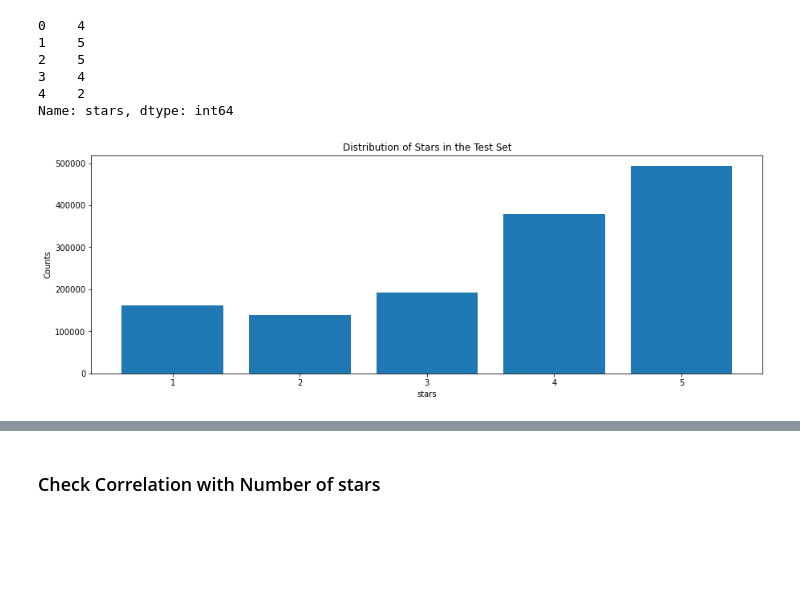
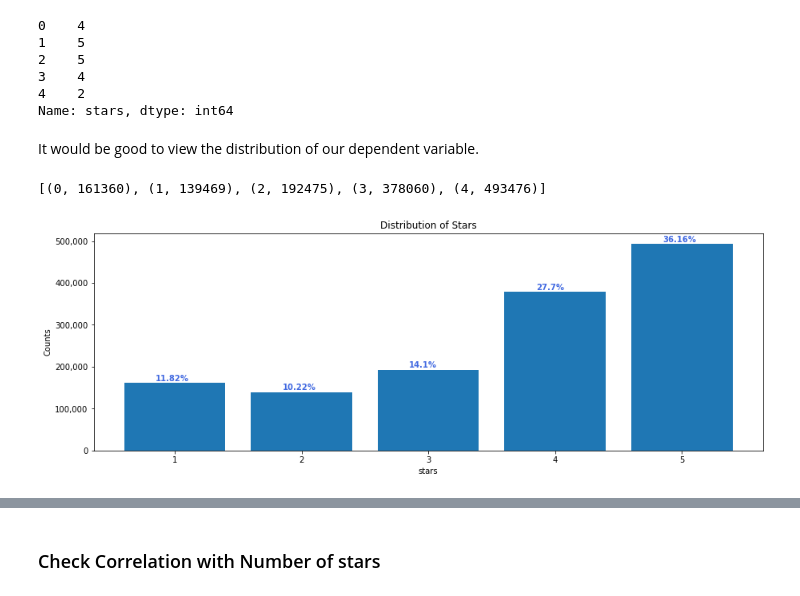
Before and after one commit to allistaircota/rate_my_restaurant, a Jupyter notebook: notebooks/3_Model_Setup_and_Evaluation.ipynb, the cells around one changed output, grey strips where cells are left out. Cells and saved outputs as stored; diff of their text form; code cells hidden in the pictures; blank space fills up the shorter version.

```diff
--- a/notebooks/3_Model_Setup_and_Evaluation.ipynb
+++ b/notebooks/3_Model_Setup_and_Evaluation.ipynb
@@ -178,13 +192,28 @@ y.head()
 3    4
 4    2
 Name: stars, dtype: int64
+# %% [markdown]
+It would be good to view the distribution of our dependent variable.
+# %%
+list(enumerate(y.value_counts().sort_index()))
+# %% [output]
+[(0, 161360), (1, 139469), (2, 192475), (3, 378060), (4, 493476)]
 # %%
 plt.figure(figsize=(15,5))
 plt.bar(y.value_counts().sort_index().index.astype('str'),
         y.value_counts().sort_index())
-plt.title('Distribution of Stars in the Test Set')
+plt.title('Distribution of Stars')
 plt.xlabel('stars')
 plt.ylabel('Counts')
+
+axes = plt.gca()
+axes.set_axisbelow(True)
+
+for i, j in enumerate(y.value_counts().sort_index()):
+    axes.text(i-0.15, j + 5000, str(round(j/X.shape[0]*100,2))+'%', color='royalblue', fontweight='bold')
+
+current_values = axes.get_yticks()
+axes.set_yticklabels(['{:,.0f}'.format(x) for x in current_values])
 plt.show()
 # %% [output]
-[figure, old version]
+[figure, new version]
```
Also changed, not shown: parts of 99 cells of this notebook.
